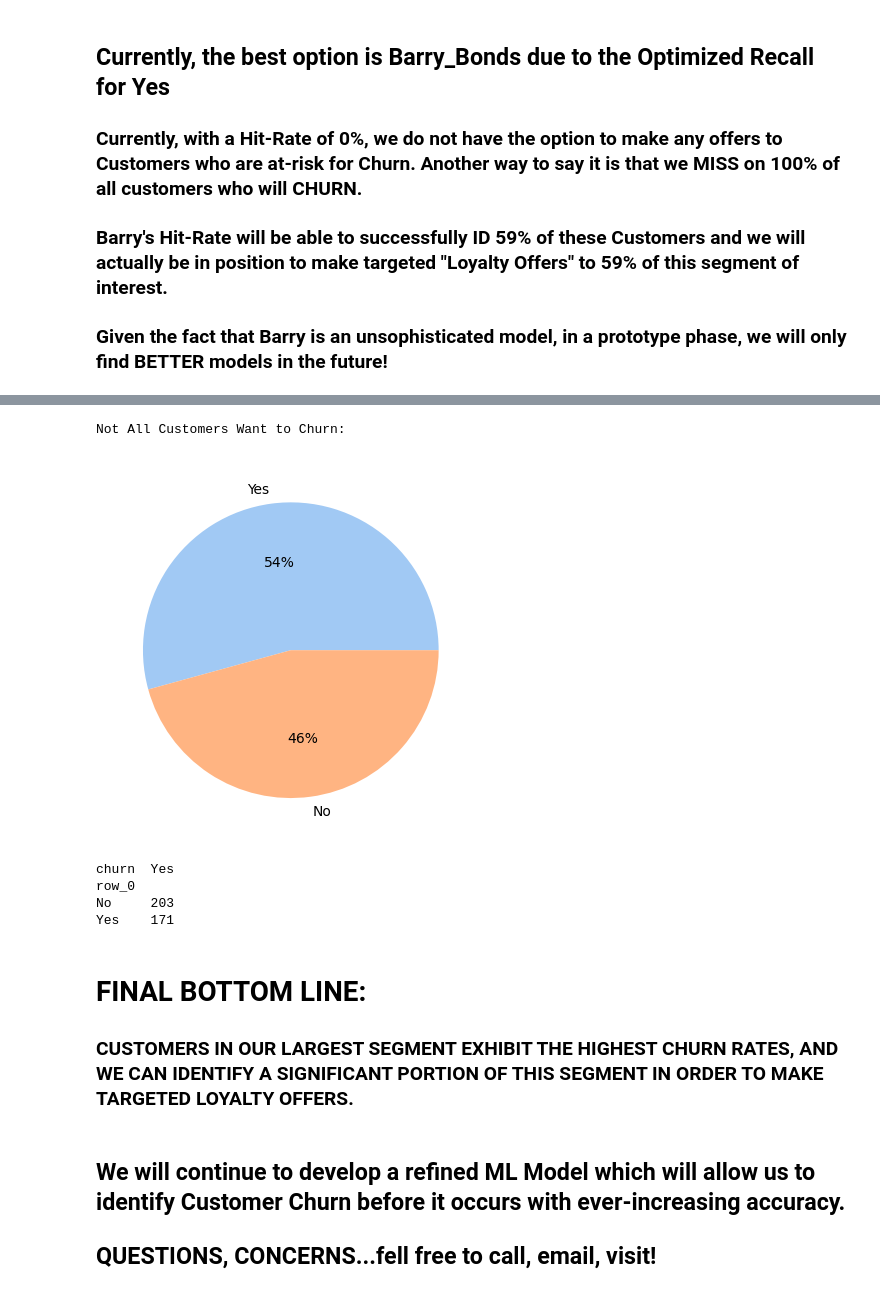
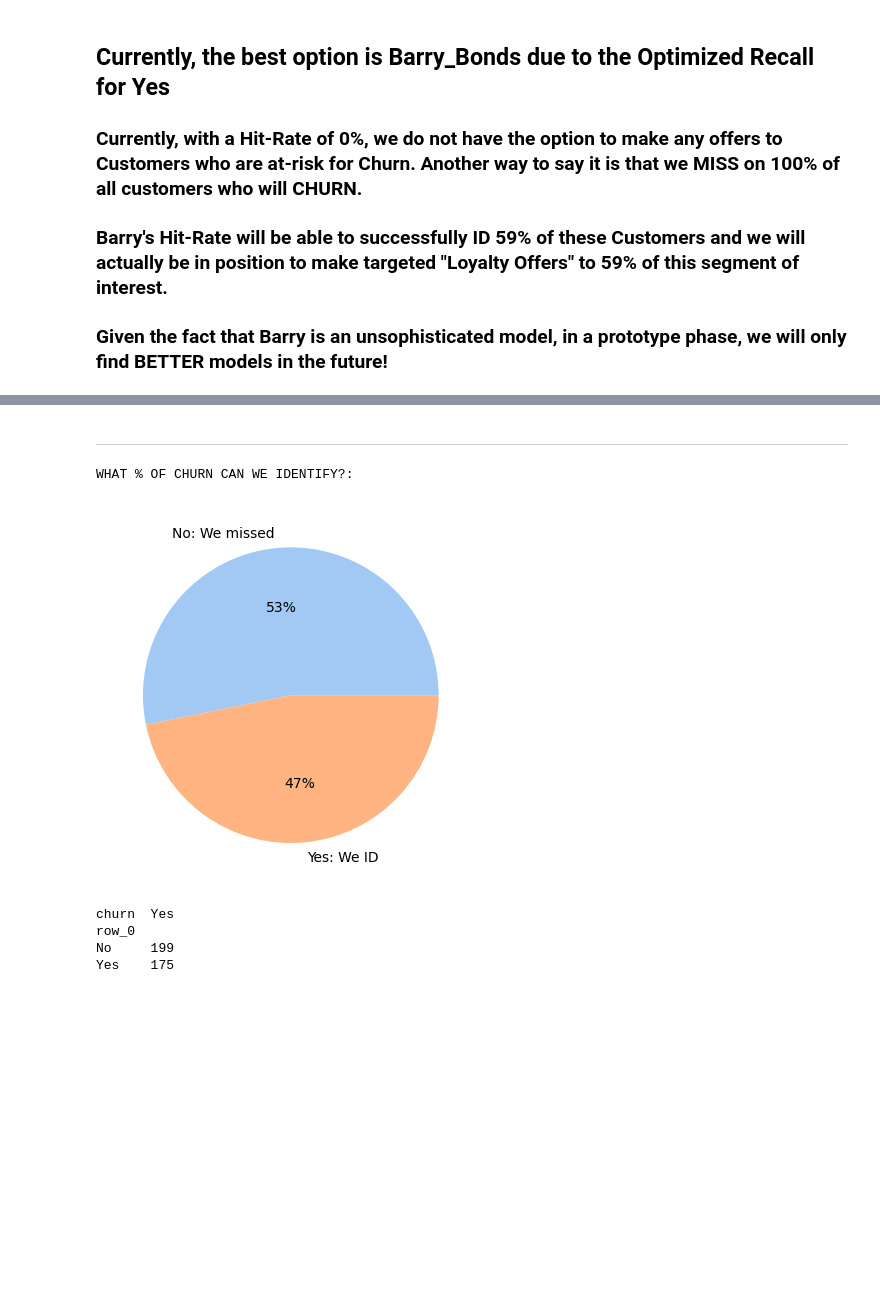
Before and after one commit to RichardAlcabes22/classification-project, a Jupyter notebook: Final_Report.ipynb, the cells around one changed output, grey strips where cells are left out. Cells and saved outputs as stored; diff of their text form; code cells hidden in the pictures; blank space fills up the shorter version.

```diff
--- a/Final_Report.ipynb
+++ b/Final_Report.ipynb
@@ -545,24 +546,18 @@ graph_barry # a confusion matrix with ACTUALS as columns and PREDICTIONS as rows
-# %%
-# Barchart showing counts of churners and churners who can be identified:
-
-print(f'Not All Customers Want to Churn:')
-plt.pie(data=graph_barry.iloc[:,1:2], x='Yes',
-        labels=['Yes','No'],autopct='%.0f%%',
-        colors = sns.color_palette('pastel')[0:5])
-plt.show()
-print(graph_barry.iloc[:,1:2])
-# %% [output]
-Not All Customers Want to Churn:
-[figure, removed]
-churn  Yes
-row_0
-No     203
-Yes    171
-# %% [markdown]
-# FINAL BOTTOM LINE:
-
-### CUSTOMERS IN OUR LARGEST SEGMENT EXHIBIT THE HIGHEST CHURN RATES, AND WE CAN IDENTIFY A SIGNIFICANT PORTION OF THIS SEGMENT IN ORDER TO MAKE TARGETED LOYALTY OFFERS.
-# %% [markdown]
-## We will continue to develop a refined ML Model which will allow us to identify Customer Churn before it occurs with ever-increasing accuracy.
-
-## QUESTIONS, CONCERNS...fell free to call, email, visit!
+# %% [markdown]
+---
+# %%
+# Barchart showing counts of churners and churners who can be identified:
+
+print(f'WHAT % OF CHURN CAN WE IDENTIFY?:')
+plt.pie(data=graph_barry.iloc[:,1:2], x='Yes',
+        labels=['No: We missed','Yes: We ID'],autopct='%.0f%%',
+        colors = sns.color_palette('pastel')[0:5])
+plt.show()
+print(graph_barry.iloc[:,1:2])
+# %% [output]
+WHAT % OF CHURN CAN WE IDENTIFY?:
+[figure, added]
+churn  Yes
+row_0
+No     199
+Yes    175
```
Also changed, not shown: parts of 23 cells of this notebook, 3 other files.
